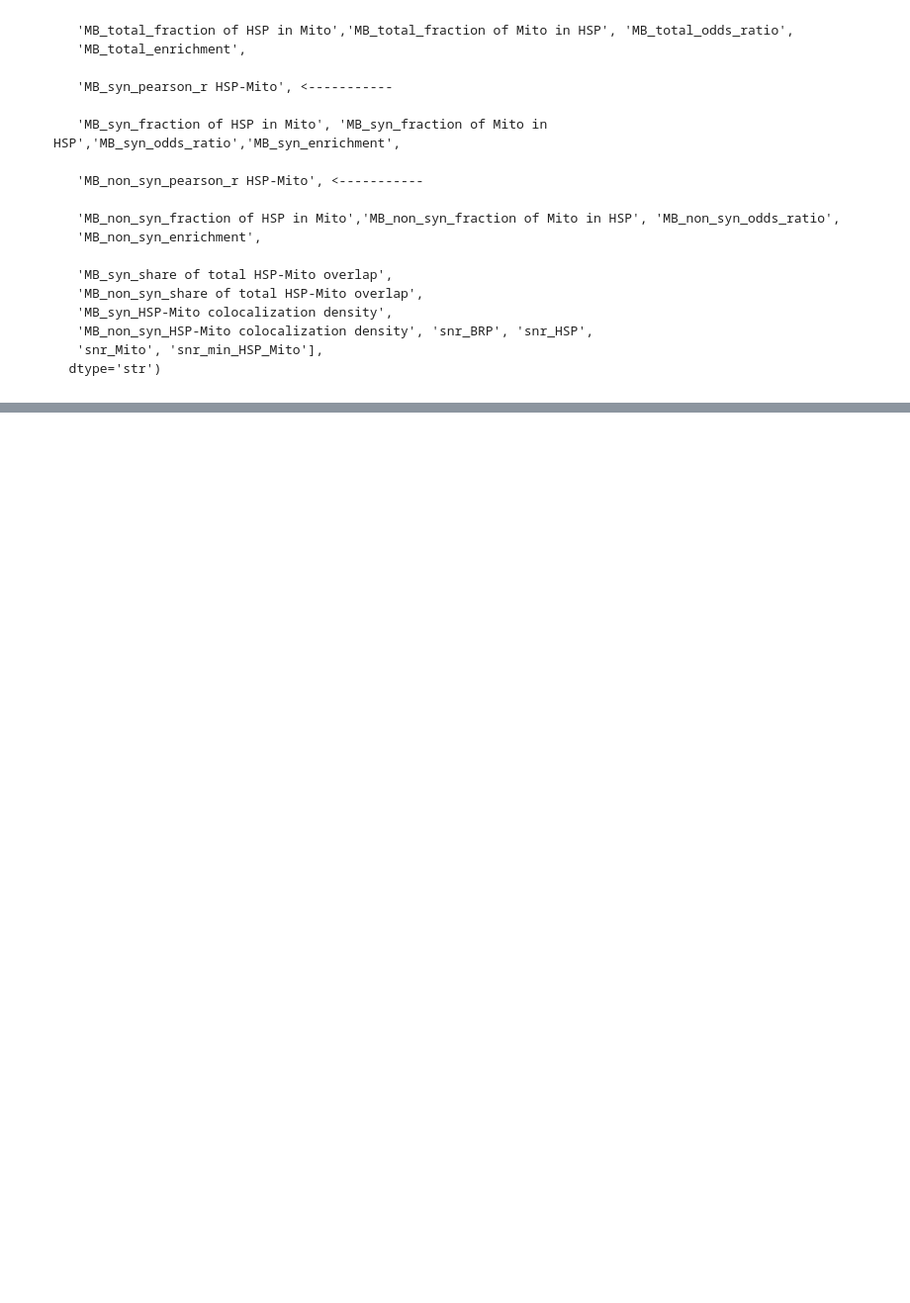
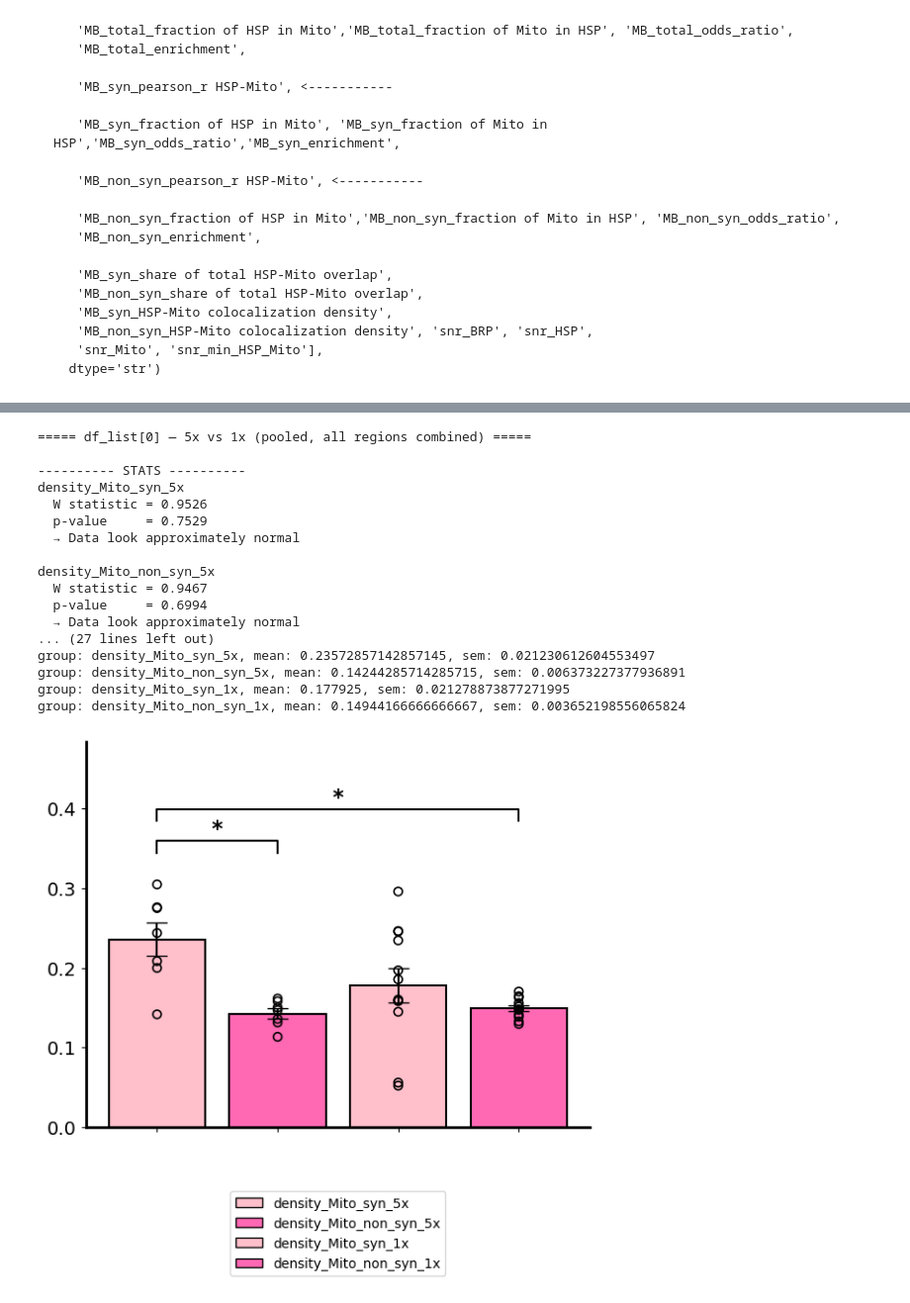
Before and after one commit to gmalagonv/confocal, a Jupyter notebook: analysis_notebooks/pooled_results.ipynb, the cells around one changed output, grey strips where cells are left out. Shown at 99% size. Saved outputs shown, nothing was run; the diff lists cells and outputs as text; code cells hidden in the pictures; blank space fills up the shorter version.

```diff
--- a/analysis_notebooks/pooled_results.ipynb
+++ b/analysis_notebooks/pooled_results.ipynb
@@ -357,0 +435,34 @@ group: MB_non_syn_fraction of HSP in Mito_5x.gamma_, mean: 0.2293333333333333, s
+# %%
+def plot_metric_group(colmns2plot, df_list, colors, plot_configs, ylabel='', title=''):
+    """Reusable version of the plotting loop above: builds one `{col}_{key}` column
+    per (column, group-key) pair and bar-plots them together with fast_plotter's
+    stats. `title`, if given, is passed through to every fast_plotter call as-is
+    (on top of the per-plot_config `cfg_title` printed above each block) -- note
+    the loop variable below is named `cfg_title`, not `title`, precisely so it
+    doesn't shadow this parameter.
+    """
+    for j, df in enumerate(df_list):
+        df_dict = df_separator(df)
+
+        for cfg_title, key_group in plot_configs:
+            col_data = {}
+            new_col_list = []
+            for k in key_group:
+                df_k = df_dict[k]
+                for col in colmns2plot:
+                    new_col = f"{col}_{k}"
+                    new_col_list.append(new_col)
+                    # reset_index: each key's rows keep their original df index (disjoint
+                    # across keys), so assigning straight into a DataFrame would align on
+                    # that index and turn every group but the first into all-NaN columns.
+                    col_data[new_col] = df_k[col].reset_index(drop=True)
+            all_df = pd.concat(col_data, axis=1)
+
+            print(f"\n===== df_list[{j}] — {cfg_title} =====")
+
+            # one color per column-type in colmns2plot, repeated once per key in key_group
+            # (works for any combination of len(colmns2plot)/len(key_group), unlike a
+            # fixed /2 divisor which breaks when colmns2plot has an odd length or 1 entry)
+            bar_color = colors[j][:len(colmns2plot)] * len(key_group)
+            fast_plotter(new_col_list, df=all_df, ylabel=ylabel, title=title,
+                         bar_color=bar_color, quietStats=False, figsize=(6,6), legend=True)
@@ -357,0 +520,26 @@ group: MB_non_syn_fraction of HSP in Mito_5x.gamma_, mean: 0.2293333333333333, s
+# %%
+# Mito signal concentration (per unit volume) in the synaptic vs non-synaptic
+# compartment -- is mitochondrial density itself higher near synapses?
+plot_metric_group(
+    ['density_Mito_syn', 'density_Mito_non_syn'],
+    df_list, [['pink', 'hotpink']], plot_configs,
+)
+# %% [output]
+===== df_list[0] — 5x vs 1x (pooled, all regions combined) =====
+
+---------- STATS ----------
+density_Mito_syn_5x
+  W statistic = 0.9526
+  p-value     = 0.7529
+  → Data look approximately normal
+
+density_Mito_non_syn_5x
+  W statistic = 0.9467
+  p-value     = 0.6994
+  → Data look approximately normal
+... (27 lines left out)
+group: density_Mito_syn_5x, mean: 0.23572857142857145, sem: 0.021230612604553497
+group: density_Mito_non_syn_5x, mean: 0.14244285714285715, sem: 0.006373227377936891
+group: density_Mito_syn_1x, mean: 0.177925, sem: 0.021278873877271995
+group: density_Mito_non_syn_1x, mean: 0.14944166666666667, sem: 0.003652198556065824
+[figure, added]
```
Also changed, not shown: parts of 8 cells of this notebook, 5 other files.
